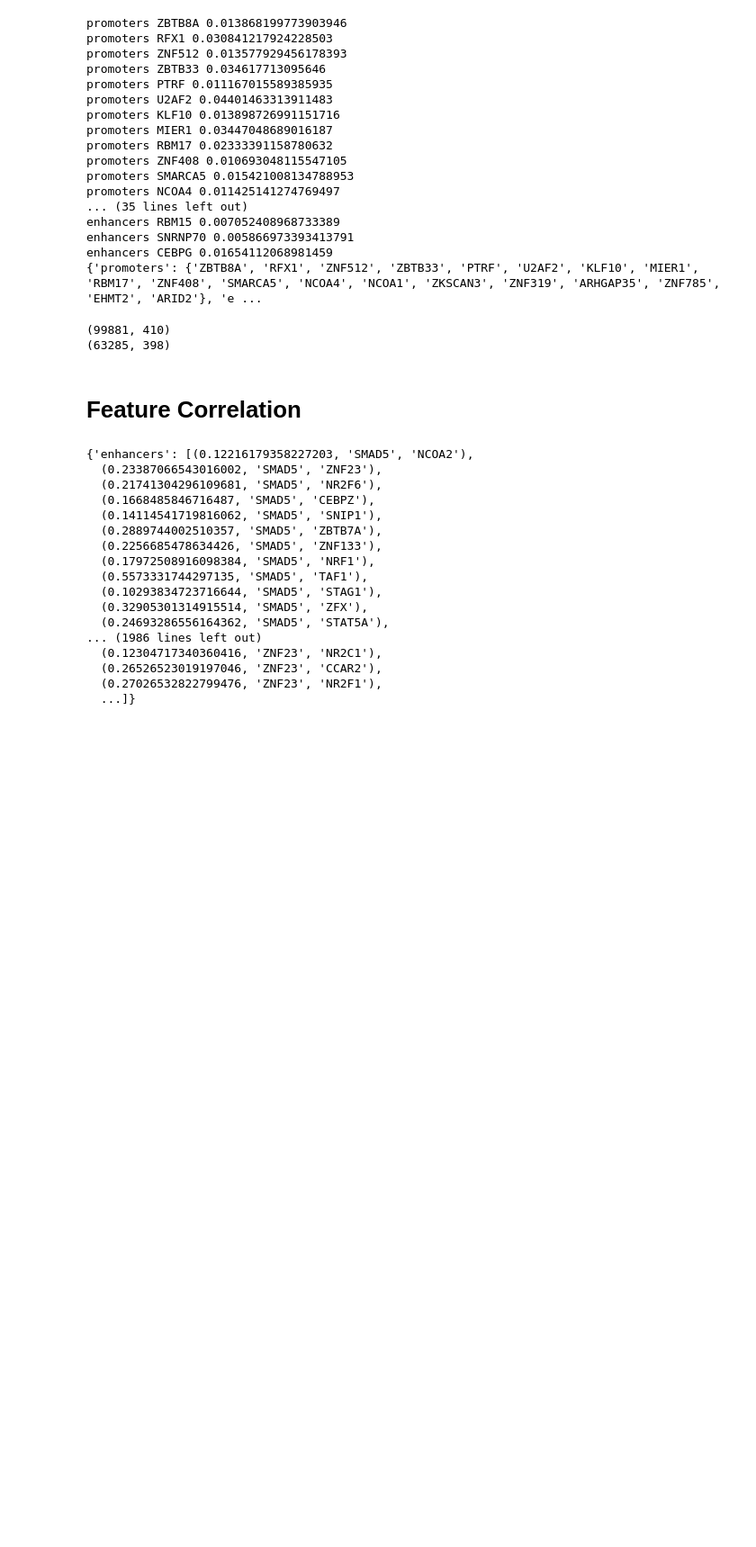
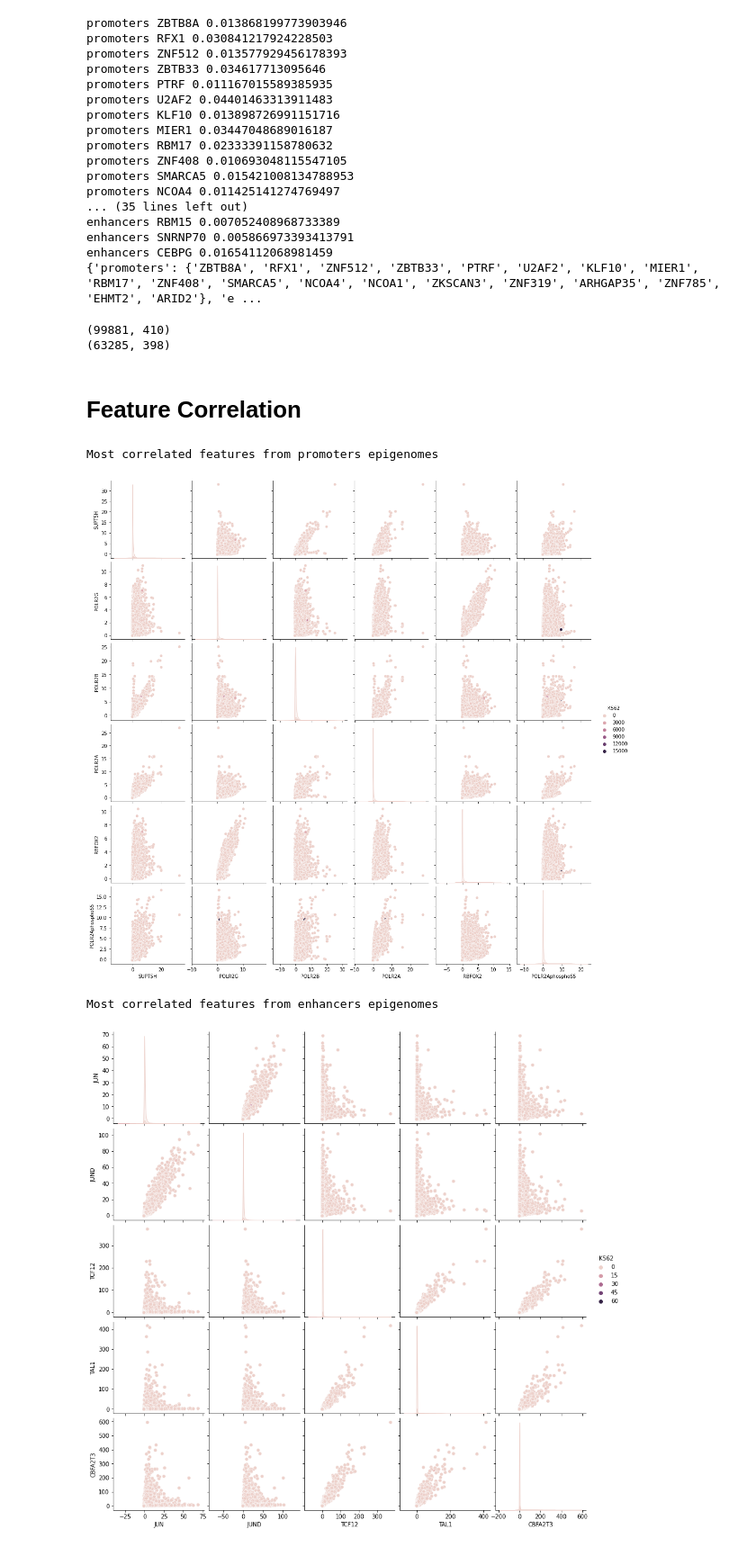
Before and after one commit to Stefano-t/multimodal-k562-cell-line-prediction, a Jupyter notebook: k562_prediction.ipynb, the cells around one changed output. Shown at 90% size. Drawn from its saved outputs; the diff is of its cells as text; code cells hidden in the pictures; blank space fills up the shorter version.

Commit message:
data visualization

```diff
--- a/k562_prediction.ipynb
+++ b/k562_prediction.ipynb
@@ -130,6 +129,8 @@ for axis, (region, y) in zip(axes.ravel(), labels.items()):
 # %% [output]
 [figure]
 # %%
+from sklearn.feature_selection import VarianceThreshold
+
 def drop_constant_features(X: pd.DataFrame) -> (pd.DataFrame, bool):
     """Return a DataFrame without constant features in in.
 
@@ -143,7 +144,8 @@ def drop_constant_features(X: pd.DataFrame) -> (pd.DataFrame, bool):
     A tuple with the new DataFrame and a boolean value to point out if the
     new DataFrame is distinct from the input one.
     """
-    new_X = X.loc[:, (X != X.iloc[0]).any()]
+    constant_feature_selector = VarianceThreshold()
+    new_X = constant_feature_selector.fit_transform(X)
     return (new_X, new_X.shape[1] != X.shape[1])
 # %%
 for region, X in epigenomes.items():
@@ -310,17 +332,14 @@ for _, X in epigenomes.items():
 # Feature Correlation
 # %%
 from scipy.stats import entropy
-from typing import Dict
+from typing import List
 
 def features_correlation(
     X: pd.DataFrame,
-    region: str,
     p_value_threshold: float = 0.01,
     correlation_threshold: float = 0.95
-) -> Dict:
-    scores = {
-        region: []
-    }
+) -> List:
+    scores = []
 
     for i, feature_1 in tqdm(
         enumerate(X.columns),
@@ -334,7 +353,7 @@ def features_correlation(
                 X[feature_1].values.ravel(),
                 X[feature_2].values.ravel()
             )
-            scores[region].append((correlation, feature_1, feature_2))
+            scores.append((correlation, feature_1, feature_2))
     #        if p_value < p_value_threshold and np.abs(correlation) > correlation_threshold:
     #            print(f"High correlation (Pearson): {feature_1} with {feature_2} ({correlation})")
     #            if entropy(X[feature_1]) > entropy(X[feature_2]):
@@ -344,28 +363,30 @@ def features_correlation(
 
     return scores
 # %%
-result = []
+result = {}
 
 for region, X in epigenomes.items():
-    result.append(features_correlation(X, region))
+    result[region] = features_correlation(X, region)
-# %%
-r = {**result[0], **result[1]}
-r
-# %% [output]
-{'enhancers': [(0.12216179358227203, 'SMAD5', 'NCOA2'),
-  (0.23387066543016002, 'SMAD5', 'ZNF23'),
-  (0.21741304296109681, 'SMAD5', 'NR2F6'),
-  (0.1668485846716487, 'SMAD5', 'CEBPZ'),
-  (0.14114541719816062, 'SMAD5', 'SNIP1'),
-  (0.2889744002510357, 'SMAD5', 'ZBTB7A'),
-  (0.2256685478634426, 'SMAD5', 'ZNF133'),
-  (0.17972508916098384, 'SMAD5', 'NRF1'),
-  (0.5573331744297135, 'SMAD5', 'TAF1'),
-  (0.10293834723716644, 'SMAD5', 'STAG1'),
-  (0.32905301314915514, 'SMAD5', 'ZFX'),
-  (0.24693286556164362, 'SMAD5', 'STAT5A'),
-... (1986 lines left out)
-  (0.12304717340360416, 'ZNF23', 'NR2C1'),
-  (0.26526523019197046, 'ZNF23', 'CCAR2'),
-  (0.27026532822799476, 'ZNF23', 'NR2F1'),
-  ...]}
+# %%
+scores = {
+    region: sorted(score,
+                   key=lambda x: np.abs(x[0]),
+                   reverse=True)
+    for region, score in result.items()
+}
+# %%
+for region, X in epigenomes.items():
+    # take the first three elems, unwrap them and then merge togheter
+    _, firsts, seconds = list(zip(*scores[region][:3]))
+    columns = list(set(firsts+seconds))
+    print(f"Most correlated features from {region} epigenomes")
+    sbn.pairplot(pd.concat([
+        X[columns],
+        labels[region],
+    ], axis=1), hue=labels[region].columns[0])
+    plt.show()
+# %% [output]
+Most correlated features from promoters epigenomes
+[figure, added]
+Most correlated features from enhancers epigenomes
+[figure, added]
```
Also changed, not shown: parts of 7 cells of this notebook, 2 other files.
